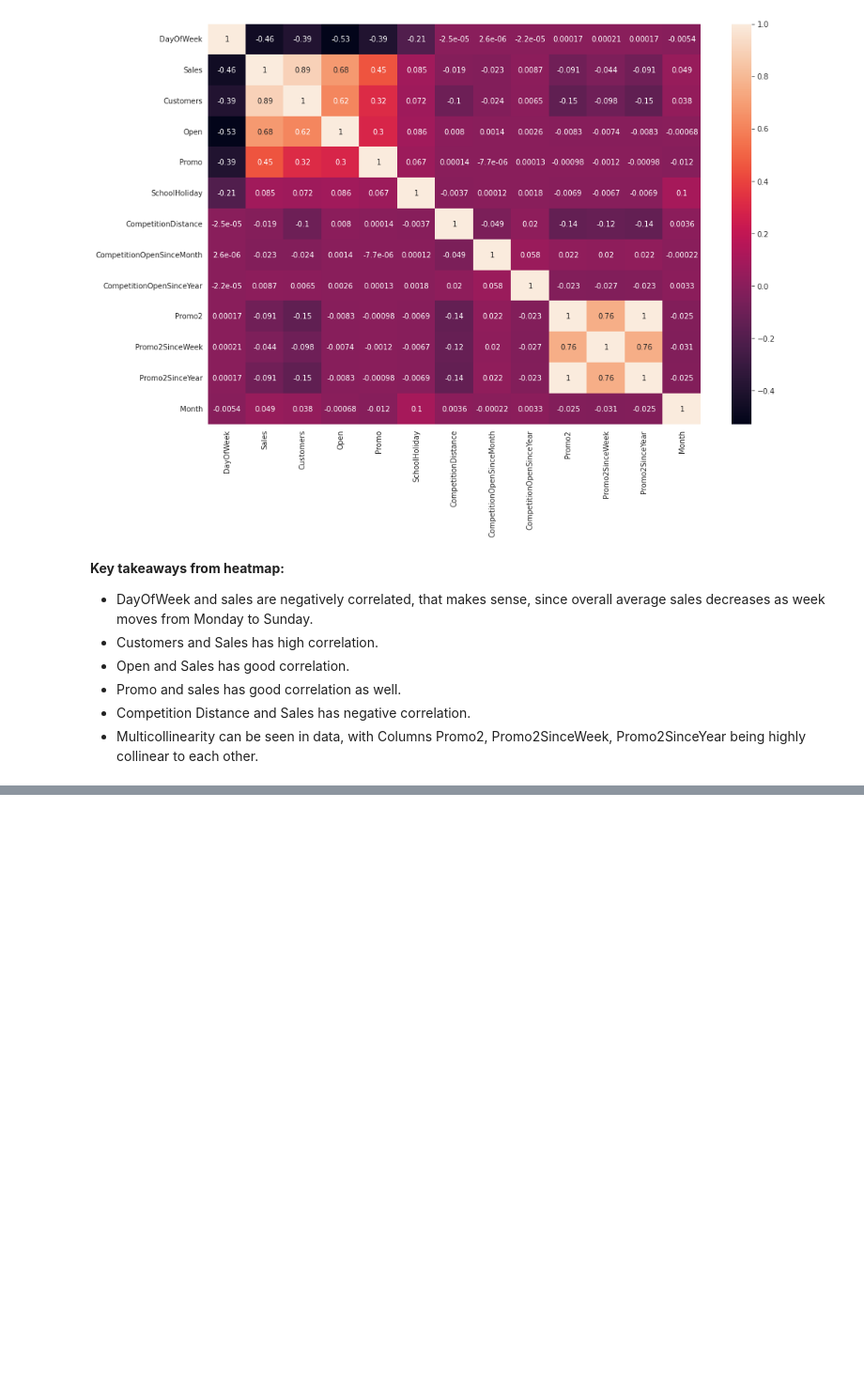
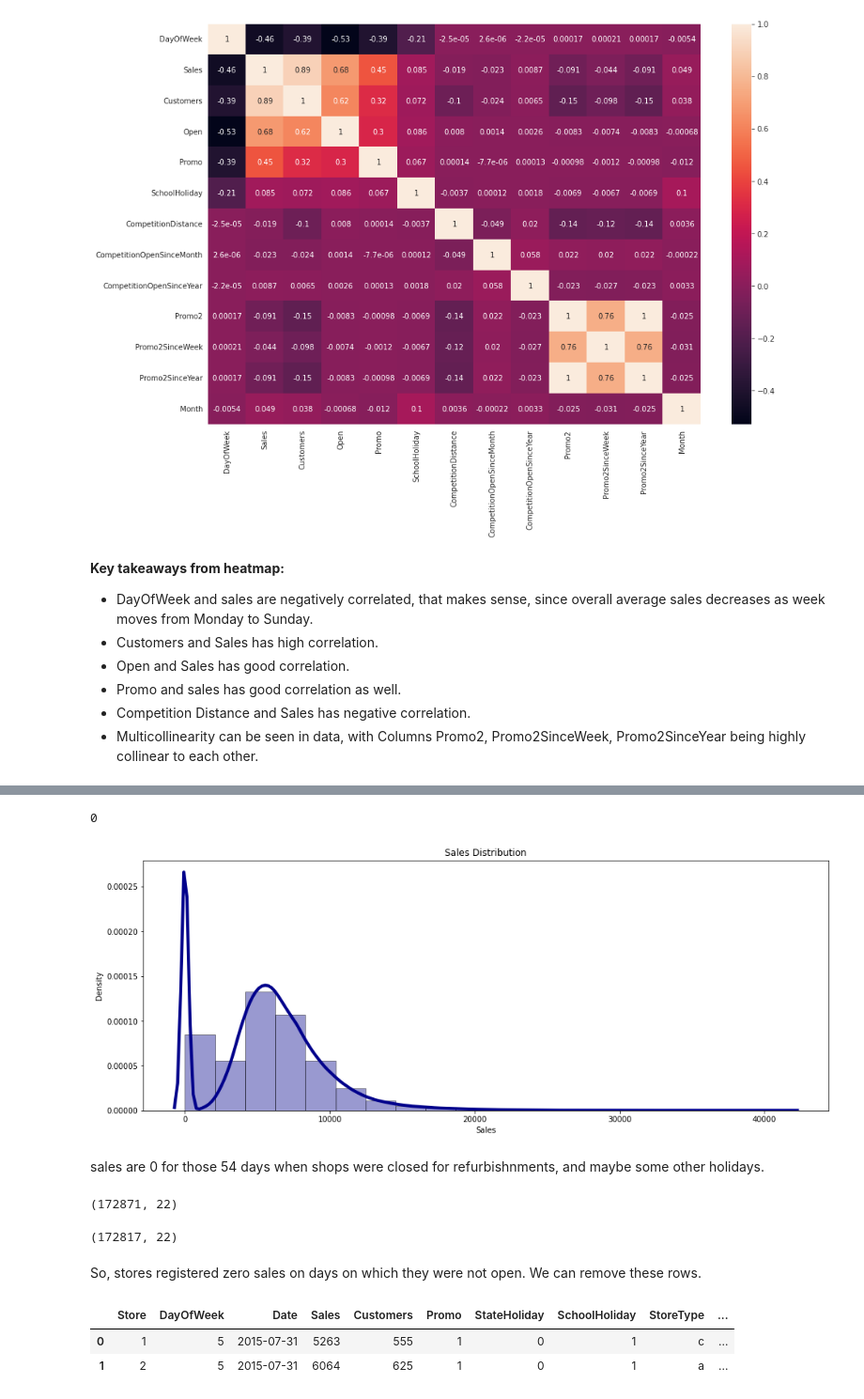
Before and after one commit to santoshmahanti/Rossmann-Sales-Prediction, a Jupyter notebook: Rossmann_Sales_Prediction_Capstone_Project.ipynb, the cells around one changed output, grey strips where cells are left out. Shown at 94% size. Cells and saved outputs as stored; diff of their text form; code cells hidden in the pictures; blank space fills up the shorter version.

```diff
--- a/Rossmann_Sales_Prediction_Capstone_Project.ipynb
+++ b/Rossmann_Sales_Prediction_Capstone_Project.ipynb
@@ -696,0 +721,27 @@ ax = sns.heatmap(df_corr.corr(), annot=True)
+# %%
+len(data_df[data_df.duplicated()])
+# %% [output]
+0
+# %%
+#distplot for dependent variable sales as we saw before also
+plt.figure(figsize=(16, 6))
+sns.distplot(data_df['Sales'], hist=True, kde=True, bins=20, color = 'darkblue',
+             hist_kws={'edgecolor':'black'}, kde_kws={'linewidth': 4})
+plt.title("Sales Distribution")
+plt.show()
+# %% [output]
+[figure, added]
+# %% [markdown]
+sales are 0 for those 54 days when shops were closed for refurbishnments, and maybe some other holidays.
+# %%
+#getting number of rows where sales are zero
+data_df[data_df.Sales==0].shape
+# %% [output]
+(172871, 22)
+# %%
+#getting number of days when stores were not open
+data_df[data_df.Open==0].shape
+# %% [output]
+(172817, 22)
+# %% [markdown]
+So, stores registered zero sales on days on which they were not open. We can remove these rows.
@@ -696,0 +751,6 @@ ax = sns.heatmap(df_corr.corr(), annot=True)
+# %%
+data_df1.head(2)
+# %% [output]
+|  | Store | DayOfWeek | Date | Sales | Customers | Promo | StateHoliday | SchoolHoliday | StoreType | ... |
+| 0 | 1 | 5 | 2015-07-31 | 5263 | 555 | 1 | 0 | 1 | c | ... |
+| 1 | 2 | 5 | 2015-07-31 | 6064 | 625 | 1 | 0 | 1 | a | ... |
```
Also changed, not shown: parts of 34 cells of this notebook.
